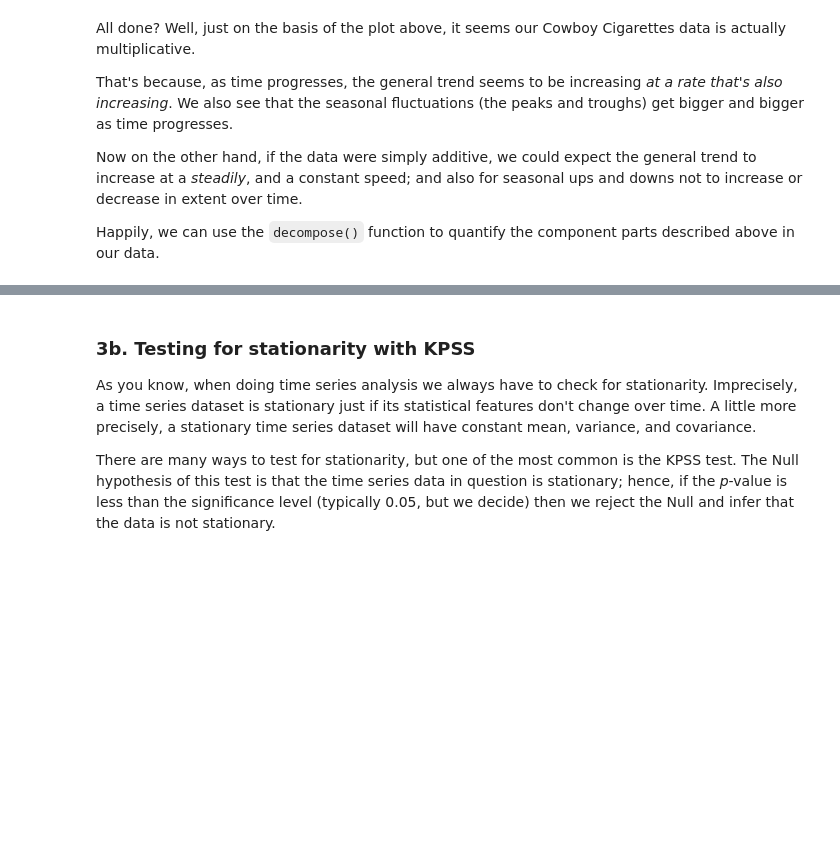
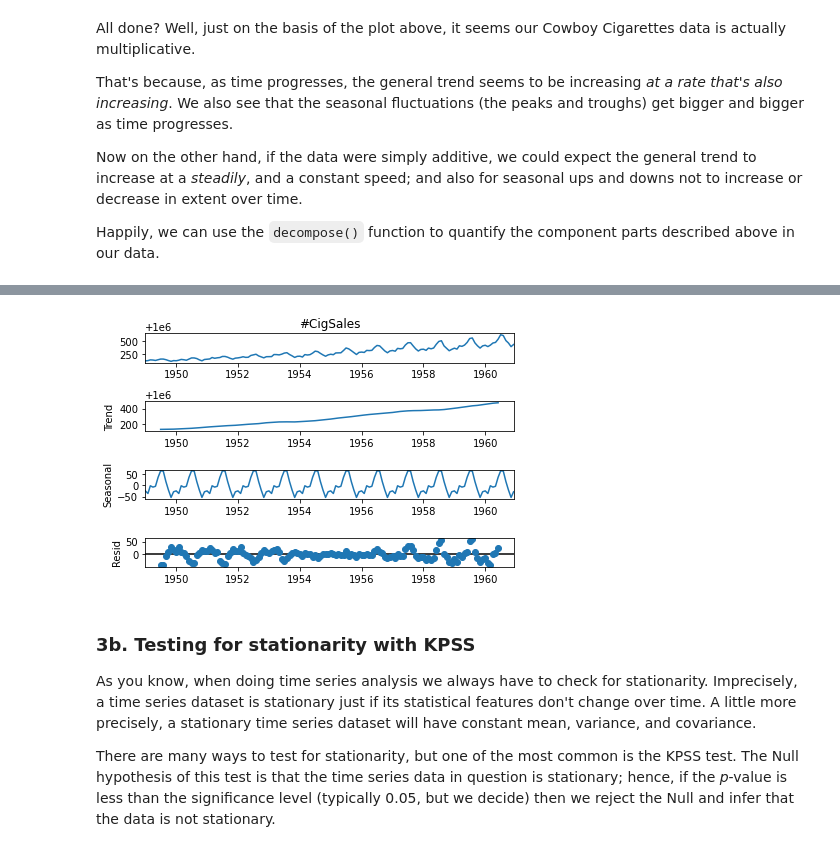
Before and after one commit to karlakum/Cowboys-CigrettesCaseStudy, a Jupyter notebook: Cowboy Cigarettes Case Study - Tier 3.ipynb, the cells around one changed output, grey strips where cells are left out. Cells and saved outputs as stored; diff of their text form; code cells hidden in the pictures; blank space fills up the shorter version.

```diff
--- a/Cowboy Cigarettes Case Study - Tier 3.ipynb
+++ b/Cowboy Cigarettes Case Study - Tier 3.ipynb
@@ -261,3 +262,7 @@ plt.tight_layout()
+# %%
+_=decomposition.plot()
+# %% [output]
+[figure, added]
 # %% [markdown]
 ### 3b. Testing for stationarity with KPSS
 As you know, when doing time series analysis we always have to check for stationarity. Imprecisely, a time series dataset is stationary just if its statistical features don't change over time. A little more precisely, a stationary time series dataset will have constant mean, variance, and covariance.
```
Also changed, not shown: parts of 26 cells of this notebook.
